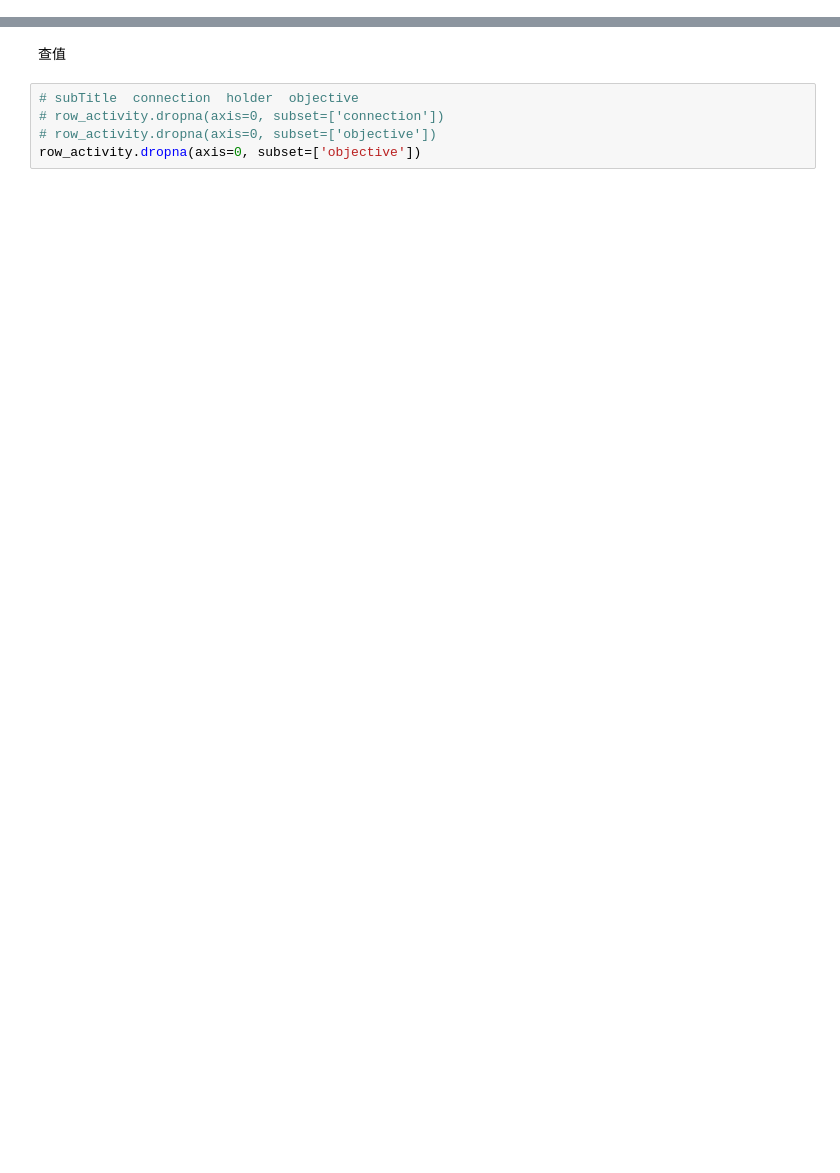
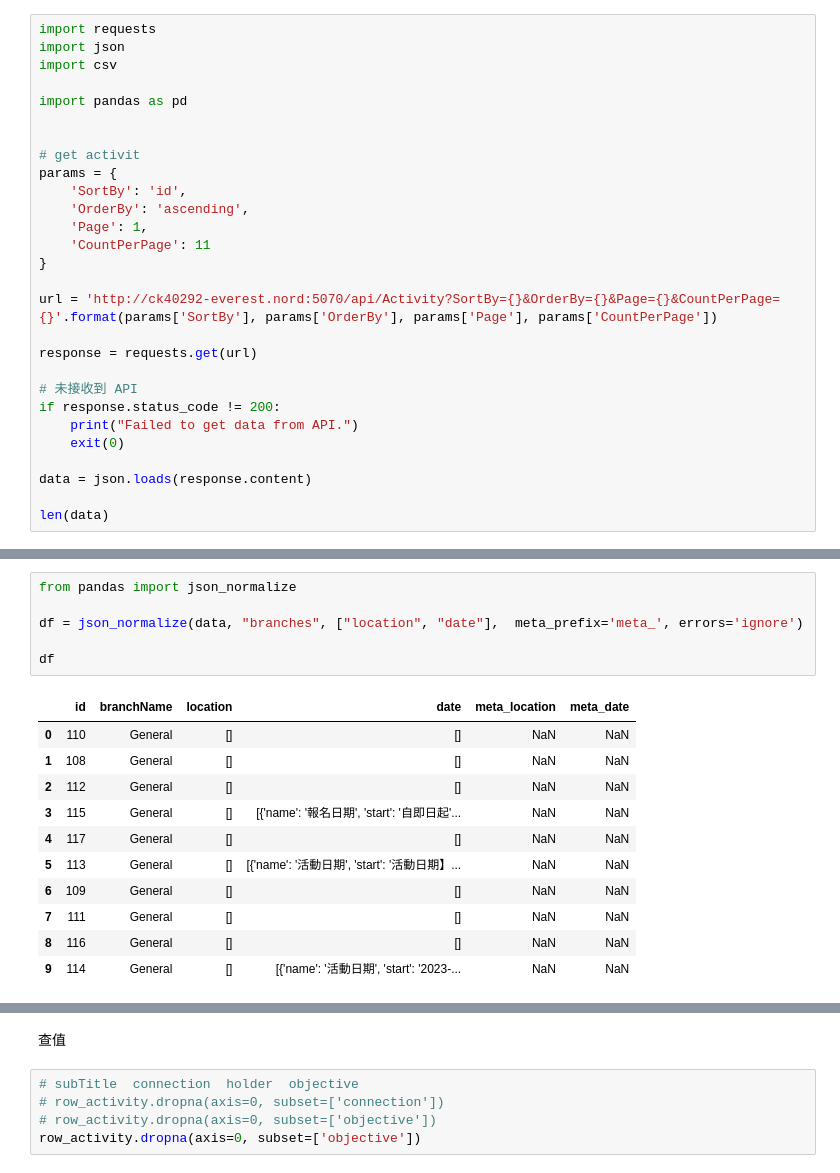
Before and after one commit to activer-main/Recommend-system, a Jupyter notebook: data_preprocessing.ipynb, the cells around one changed output, grey strips where cells are left out. Drawn from its saved outputs; the diff is of its cells as text; blank space fills up the shorter version.

```diff
--- a/data_preprocessing.ipynb
+++ b/data_preprocessing.ipynb
@@ -135,0 +4,28 @@ print(text) # Output: "ExampleThis is an example paragraph."
+# %%
+import requests
+import json
+import csv
+
+import pandas as pd
+
+
+# get activit
+params = {
+    'SortBy': 'id',
+    'OrderBy': 'ascending',
+    'Page': 1,
+    'CountPerPage': 11
+}
+
+url = 'http://ck40292-everest.nord:5070/api/Activity?SortBy={}&OrderBy={}&Page={}&CountPerPage={}'.format(params['SortBy'], params['OrderBy'], params['Page'], params['CountPerPage'])
+
+response = requests.get(url)
+
+# 未接收到 API
+if response.status_code != 200:
+    print("Failed to get data from API.")
+    exit(0)
+
+data = json.loads(response.content)
+
+len(data)
@@ -135,0 +52,18 @@ print(text) # Output: "ExampleThis is an example paragraph."
+# %%
+from pandas import json_normalize
+
+df = json_normalize(data, "branches", ["location", "date"],  meta_prefix='meta_', errors='ignore')
+
+df
+# %% [output]
+|  | id | branchName | location | date | meta_location | meta_date |
+| 0 | 110 | General | [] | [] | NaN | NaN |
+| 1 | 108 | General | [] | [] | NaN | NaN |
+| 2 | 112 | General | [] | [] | NaN | NaN |
+| 3 | 115 | General | [] | [{'name': '報名日期', 'start': '自即日起'... | NaN | NaN |
+| 4 | 117 | General | [] | [] | NaN | NaN |
+| 5 | 113 | General | [] | [{'name': '活動日期', 'start': '活動日期】... | NaN | NaN |
+| 6 | 109 | General | [] | [] | NaN | NaN |
+| 7 | 111 | General | [] | [] | NaN | NaN |
+| 8 | 116 | General | [] | [] | NaN | NaN |
+| 9 | 114 | General | [] | [{'name': '活動日期', 'start': '2023-... | NaN | NaN |
```
Also changed, not shown: parts of 23 cells of this notebook, 3 other files.
